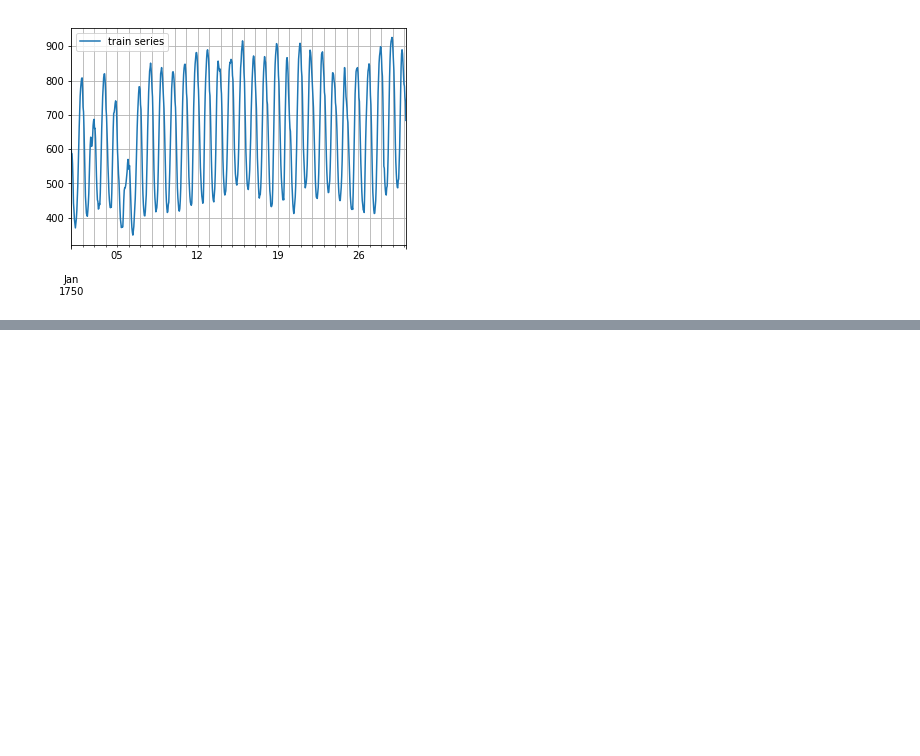
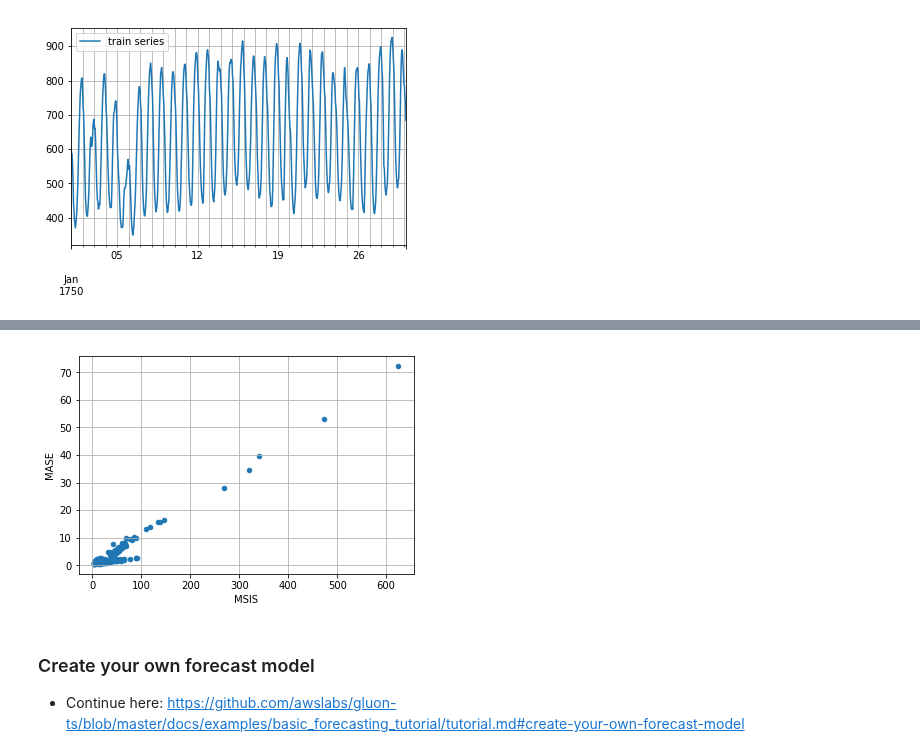
Before and after one commit to tm1611/RNN-for-Time-Series, a Jupyter notebook: GluonTS 02 - Quick Start Tutorial.ipynb, the cells around one changed output, grey strips where cells are left out. Cells and saved outputs as stored; diff of their text form; code cells hidden in the pictures; blank space fills up the shorter version.

```diff
--- a/GluonTS 02 - Quick Start Tutorial.ipynb
+++ b/GluonTS 02 - Quick Start Tutorial.ipynb
@@ -77,0 +196,16 @@ plt.show()
+# %%
+# imports
+from gluonts.model.simple_feedforward import SimpleFeedForwardEstimator
+from gluonts.trainer import Trainer
+
+estimator = SimpleFeedForwardEstimator(
+    num_hidden_dimensions = [10],
+    prediction_length=dataset.metadata.prediction_length,
+    context_length=100,
+    freq=dataset.metadata.freq,
+    trainer=Trainer(ctx="cpu",
+                    epochs=5,
+                    learning_rate=1e-3,
+                    num_batches_per_epoch=100
+                   )
+)
@@ -77,0 +385,7 @@ plt.show()
+# %%
+from gluonts.evaluation import Evaluator
+
+evaluator = Evaluator(quantiles=[0.1, 0.5, 0.9])
+agg_metrics, item_metrics = evaluator(iter(tss),
+                                      iter(forecasts),
+                                      num_series=len(dataset.test))
@@ -77,0 +428,10 @@ plt.show()
+# %%
+item_metrics.plot(x="MSIS", y="MASE", kind="scatter")
+plt.grid(which="both")
+plt.show()
+# %% [output]
+[figure, added]
+# %% [markdown]
+### Create your own forecast model
+
+- Continue here: https://github.com/awslabs/gluon-ts/blob/master/docs/examples/basic_forecasting_tutorial/tutorial.md#create-your-own-forecast-model
```
Also changed, not shown: parts of 25 cells of this notebook.
